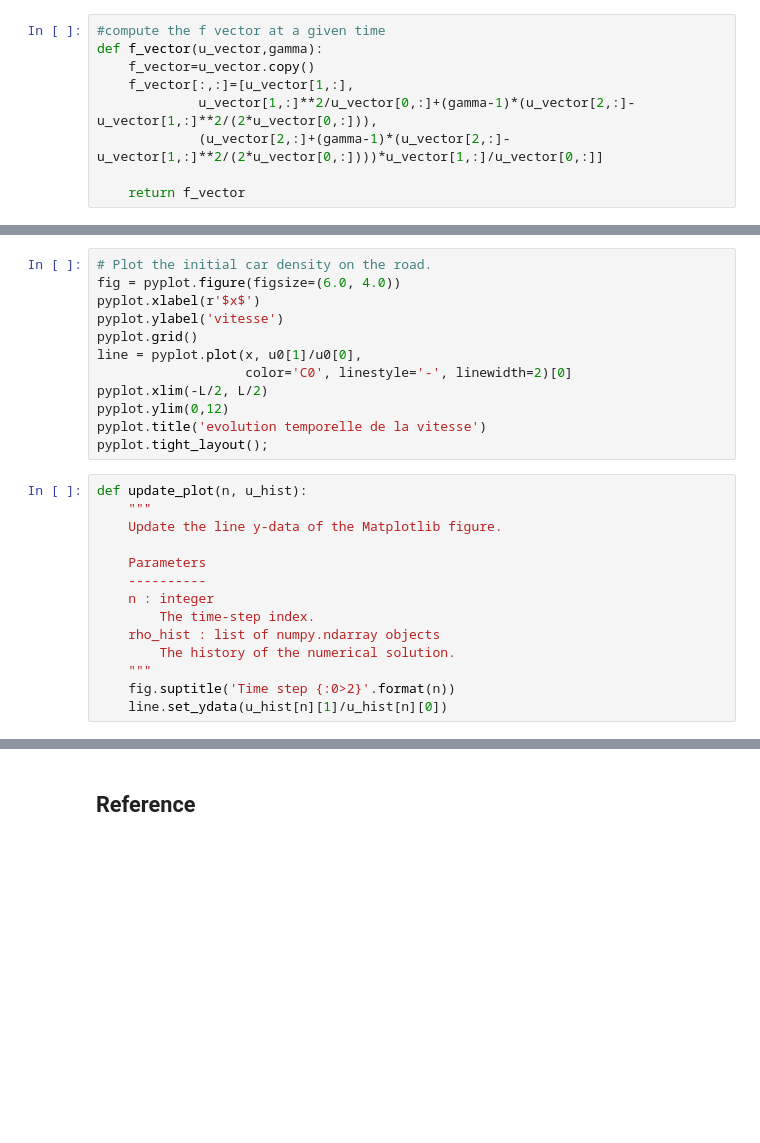
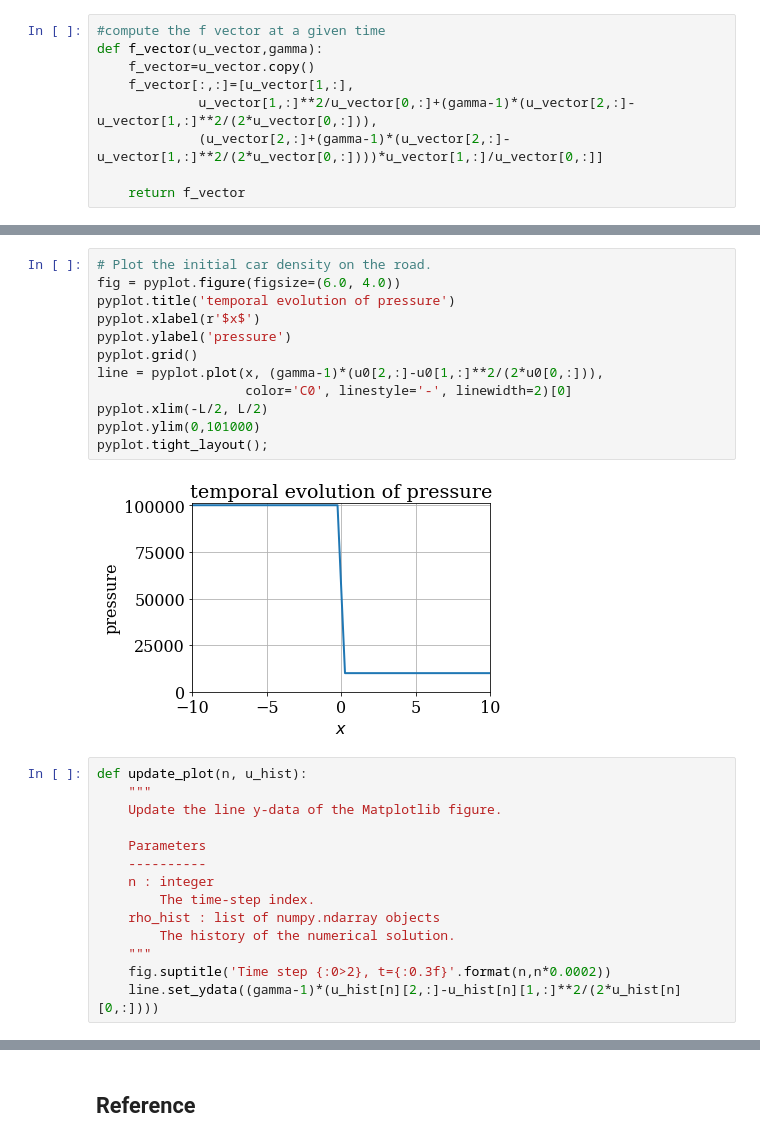
Before and after one commit to NoeDurandard/first_repo-1, a Jupyter notebook: numerical-mooc/working/03_wave/03_05_Sods_Shock_Tube.ipynb, the cells around one changed output, grey strips where cells are left out. Cells and saved outputs as stored; diff of their text form; blank space fills up the shorter version.

```diff
--- a/numerical-mooc/working/03_wave/03_05_Sods_Shock_Tube.ipynb
+++ b/numerical-mooc/working/03_wave/03_05_Sods_Shock_Tube.ipynb
@@ -389,15 +406,17 @@ print(u_hist[int(0.01/dt)+1][0,l])
 # %%
 # Plot the initial car density on the road.
 fig = pyplot.figure(figsize=(6.0, 4.0))
+pyplot.title('temporal evolution of pressure')
 pyplot.xlabel(r'$x$')
-pyplot.ylabel('vitesse')
+pyplot.ylabel('pressure')
 pyplot.grid()
-line = pyplot.plot(x, u0[1]/u0[0],
+line = pyplot.plot(x, (gamma-1)*(u0[2,:]-u0[1,:]**2/(2*u0[0,:])),
                    color='C0', linestyle='-', linewidth=2)[0]
 pyplot.xlim(-L/2, L/2)
-pyplot.ylim(0,12)
-pyplot.title('evolution temporelle de la vitesse')
+pyplot.ylim(0,101000)
 pyplot.tight_layout();
+# %% [output]
+[figure, added]
 # %%
 def update_plot(n, u_hist):
     """
@@ -410,8 +429,8 @@ def update_plot(n, u_hist):
     rho_hist : list of numpy.ndarray objects
         The history of the numerical solution.
     """
-    fig.suptitle('Time step {:0>2}'.format(n))
-    line.set_ydata(u_hist[n][1]/u_hist[n][0])
+    fig.suptitle('Time step {:0>2}, t={:0.3f}'.format(n,n*0.0002))
+    line.set_ydata((gamma-1)*(u_hist[n][2,:]-u_hist[n][1,:]**2/(2*u_hist[n][0,:])))
 # %%
 # Create an animation of the traffic density.
 anim = animation.FuncAnimation(fig, update_plot,
```
Also changed, not shown: parts of 4 cells of this notebook, 6 other files.
